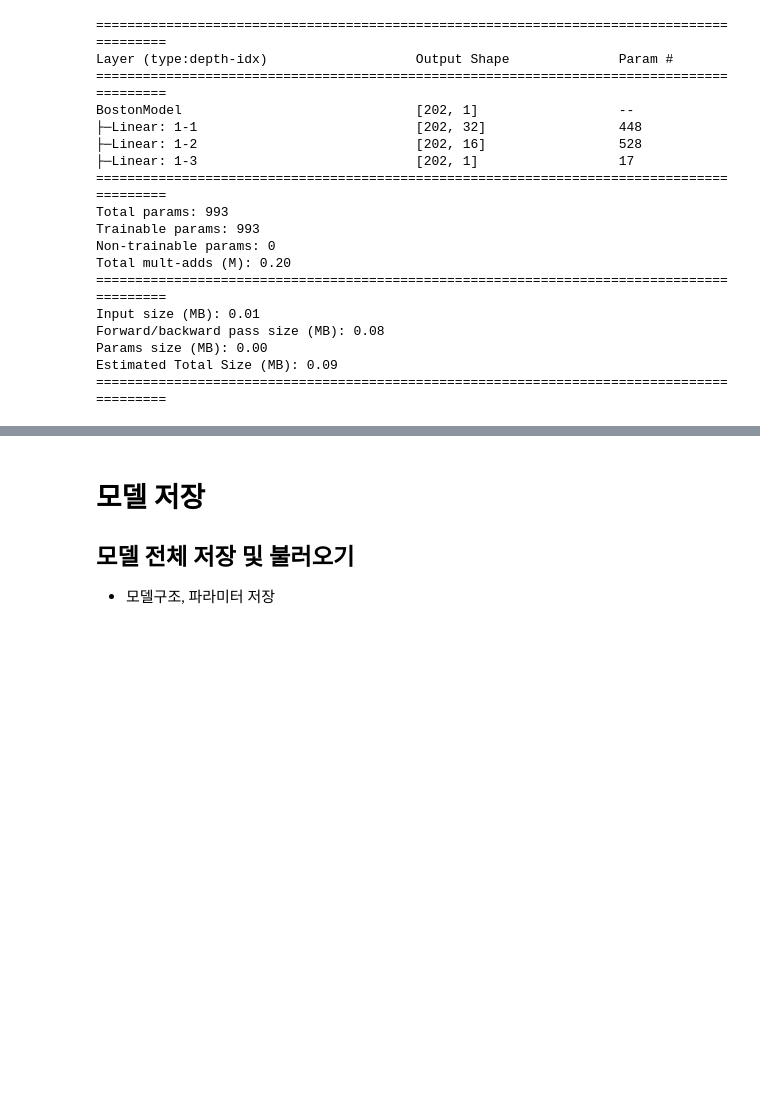
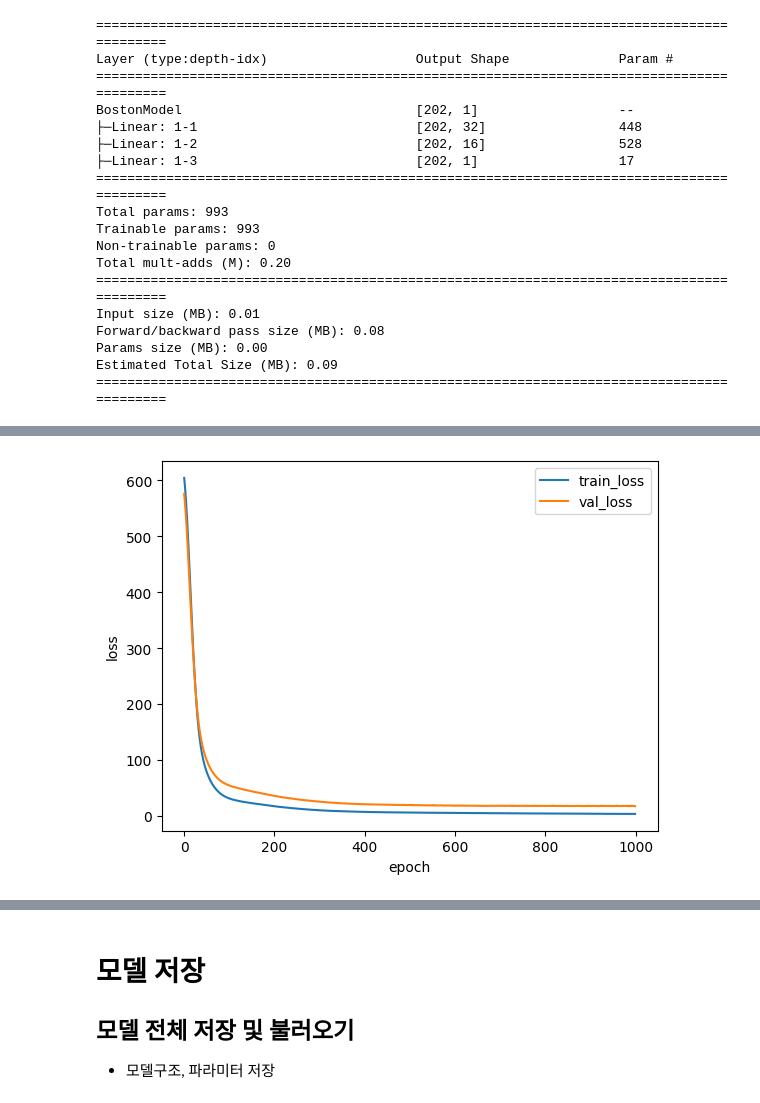
Before and after one commit to parking-place/ml_colab_project, a Jupyter notebook: DL_learning/06_모델저장_문제 유형별 모델 생성.ipynb, the cells around one changed output, grey strips where cells are left out. Saved outputs shown, nothing was run; the diff lists cells and outputs as text; code cells hidden in the pictures; blank space fills up the shorter version.

```diff
--- a/DL_learning/06_모델저장_문제 유형별 모델 생성.ipynb
+++ b/DL_learning/06_모델저장_문제 유형별 모델 생성.ipynb
@@ -184,12 +184,12 @@ X_train.shape, X_test.shape, y_train.shape, y_test.shape
 # %%
 # feature scaling
 scaler = StandardScaler()
-X_train_scaled = torch.tensor(scaler.fit_transform(X_train), dtype=torch.float32, device=DEVICE)
-X_test_scaled = torch.tensor(scaler.transform(X_test), dtype=torch.float32, device=DEVICE)
+X_train_scaled = torch.tensor(scaler.fit_transform(X_train), dtype=torch.float32)
+X_test_scaled = torch.tensor(scaler.transform(X_test), dtype=torch.float32)
 
 # y를 tensor로 변환
-y_train_tensor = torch.tensor(y_train, dtype=torch.float32, device=DEVICE)
-y_test_tensor = torch.tensor(y_test, dtype=torch.float32, device=DEVICE)
+y_train_tensor = torch.tensor(y_train, dtype=torch.float32)
+y_test_tensor = torch.tensor(y_test, dtype=torch.float32)
 # %%
 # Dataset, DataLoader 생성
 
@@ -272,3 +272,20 @@ Forward/backward pass size (MB): 0.08
 Params size (MB): 0.00
 Estimated Total Size (MB): 0.09
 ==========================================================================================
+# %%
+N_RPOCH = 1000
+LEARNING_RATE = 0.001
+# 결과 저장용 list
+train_loss_list = []
+val_loss_list = []
+# %%
+# 모델, loss function, optimizer 정의
+# 모델 정의
+boston_model = BostonModel()
+# 모델 -> GPU로 이동
+boston_model = boston_model.to(DEVICE)
+# loss function
+loss_func = nn.MSELoss()
+# optimizer
+# RMSprop : Adam보다 더 빠르게 수렴하는 경향이 있음
+optimizer = torch.optim.RMSprop(boston_model.parameters(), lr=LEARNING_RATE)
@@ -274,0 +367,10 @@ Estimated Total Size (MB): 0.09
+# %%
+# 학습 결과 시각화
+plt.plot(train_loss_list, label='train_loss')
+plt.plot(val_loss_list, label='val_loss')
+plt.xlabel('epoch')
+plt.ylabel('loss')
+plt.legend()
+plt.show()
+# %% [output]
+[figure, added]
```
Also changed, not shown: parts of 12 cells of this notebook, 4 other files.
